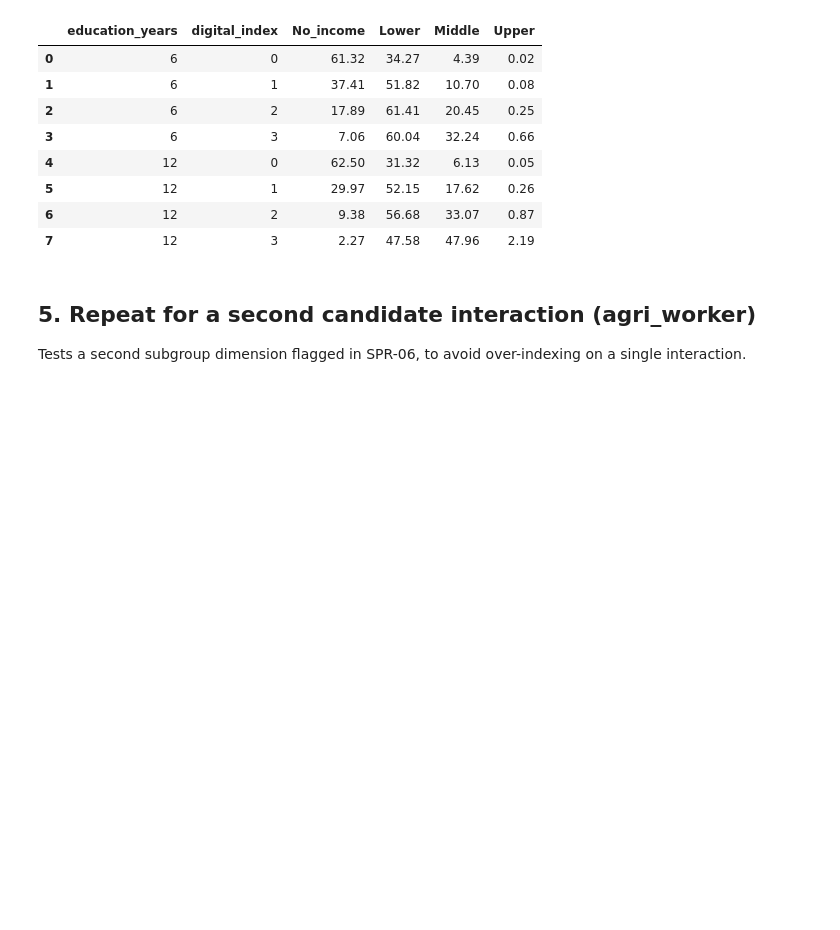
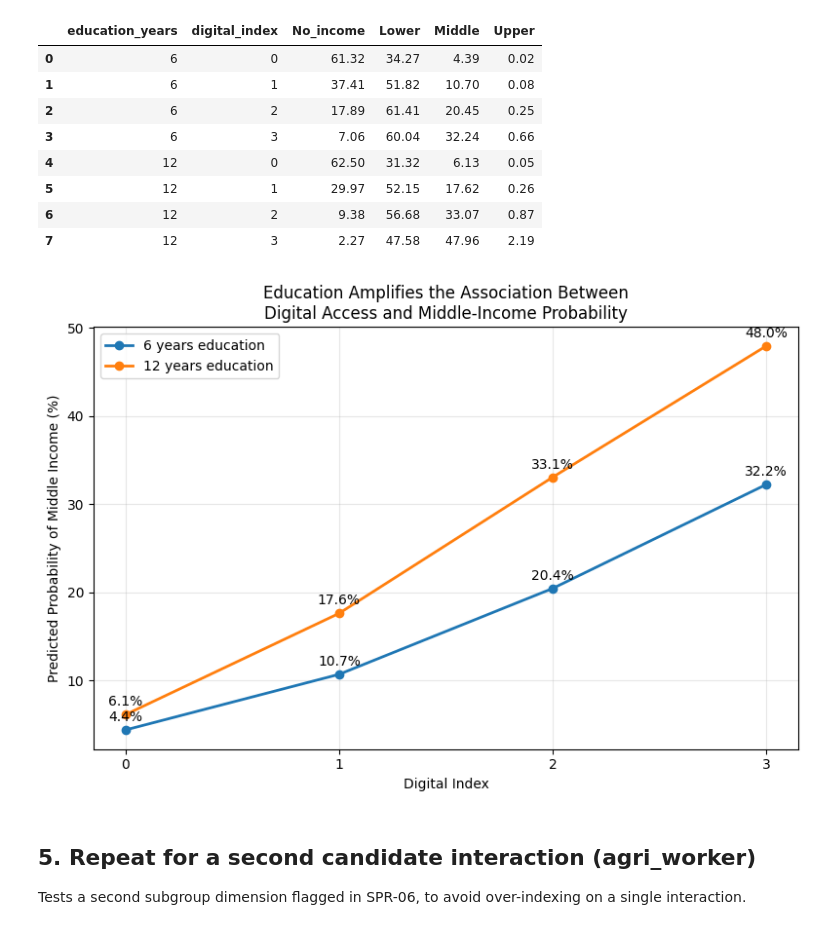
Before and after one commit to Sakhiur2022/Signal, a Jupyter notebook: notebooks/07_interaction_analysis/01_interaction_analysis.ipynb, the cells around one changed output. Cells and saved outputs as stored; diff of their text form; code cells hidden in the pictures; blank space fills up the shorter version.

Commit message:
feat(notebook): add education and agriculture interaction probability plots

```diff
--- a/notebooks/07_interaction_analysis/01_interaction_analysis.ipynb
+++ b/notebooks/07_interaction_analysis/01_interaction_analysis.ipynb
@@ -398,6 +398,82 @@ Predicted probability (%) by education and digital access
 | 5 | 12 | 1 | 29.97 | 52.15 | 17.62 | 0.26 |
 | 6 | 12 | 2 | 9.38 | 56.68 | 33.07 | 0.87 |
 | 7 | 12 | 3 | 2.27 | 47.58 | 47.96 | 2.19 |
+# %%
+import matplotlib.pyplot as plt
+
+plt.figure(figsize=(8, 5.5))
+
+# 6 years education
+edu6 = probability_table[
+    probability_table['education_years'] == 6
+]
+
+# 12 years education
+edu12 = probability_table[
+    probability_table['education_years'] == 12
+]
+
+
+plt.plot(
+    edu6['digital_index'],
+    edu6['Middle'],
+    marker='o',
+    linewidth=2,
+    label='6 years education'
+)
+
+plt.plot(
+    edu12['digital_index'],
+    edu12['Middle'],
+    marker='o',
+    linewidth=2,
+    label='12 years education'
+)
+
+
+# Add probability values on the points
+for _, row in edu6.iterrows():
+    plt.text(
+        row['digital_index'],
+        row['Middle'] + 1,
+        f"{row['Middle']:.1f}%",
+        ha='center'
+    )
+
+for _, row in edu12.iterrows():
+    plt.text(
+        row['digital_index'],
+        row['Middle'] + 1,
+        f"{row['Middle']:.1f}%",
+        ha='center'
+    )
+
+
+plt.xlabel('Digital Index')
+plt.ylabel('Predicted Probability of Middle Income (%)')
+
+plt.title(
+    'Education Amplifies the Association Between\n'
+    'Digital Access and Middle-Income Probability'
+)
+
+plt.xticks([0, 1, 2, 3])
+
+plt.legend()
+
+plt.grid(alpha=0.3)
+
+plt.tight_layout()
+
+plt.savefig(
+    'education_digital_middle_income_probability.png',
+    dpi=300,
+    bbox_inches='tight'
+)
+
+plt.show()
+# %% [output]
+[figure, added]
 # %% [markdown]
 ## 5. Repeat for a second candidate interaction (agri_worker)
 Tests a second subgroup dimension flagged in SPR-06, to avoid over-indexing on a single interaction.
```
Also changed, not shown: parts of 1 cell of this notebook.
